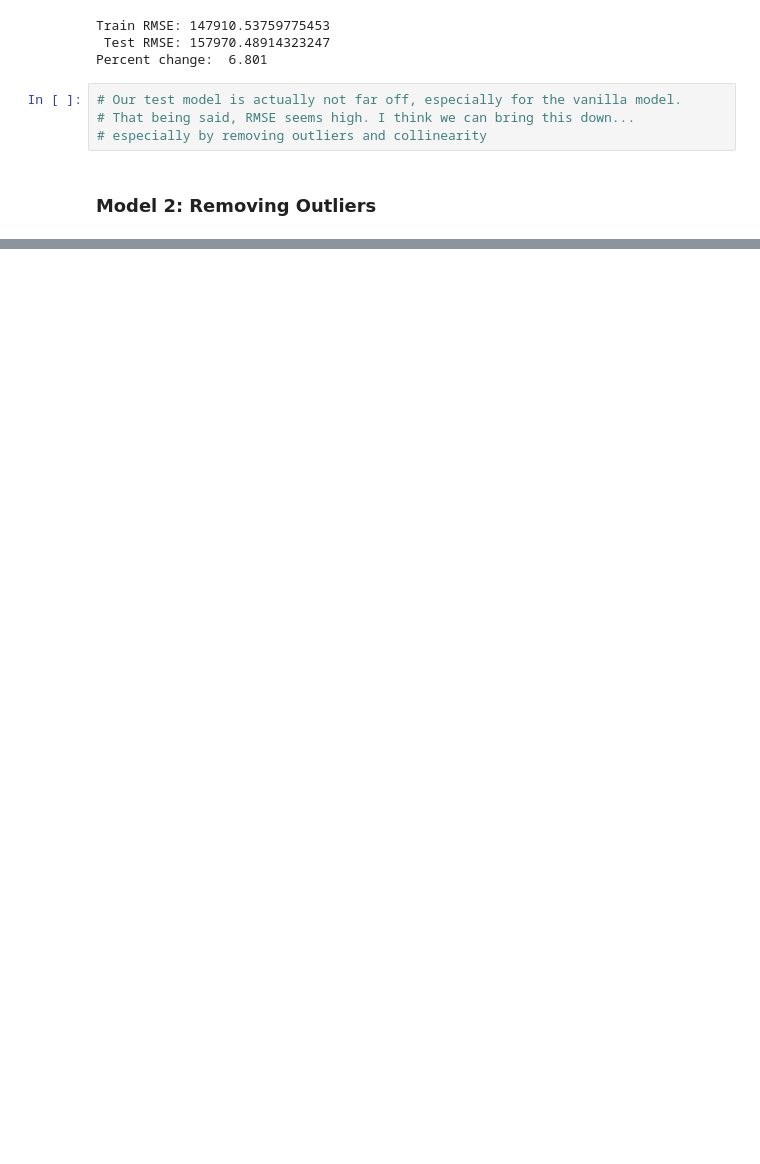
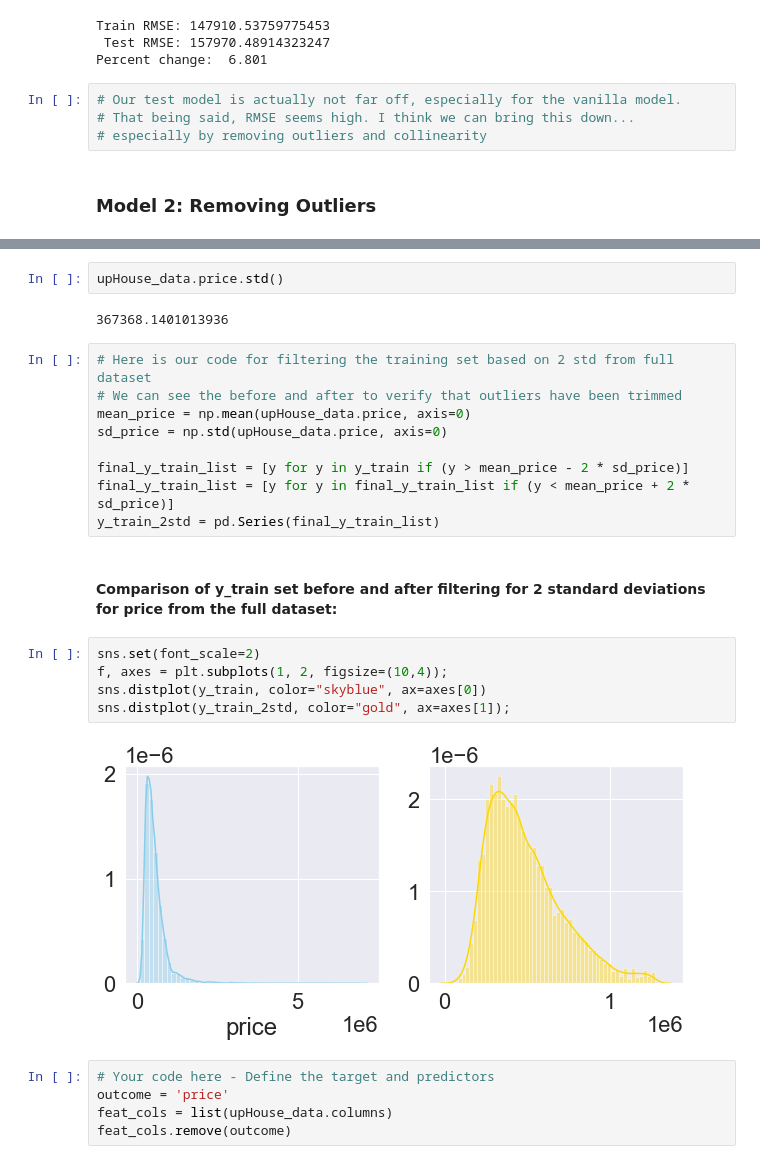
Before and after one commit to Stenke/King-County-Housing-Regression-Analysis, a Jupyter notebook: House(party)_Modeling.ipynb, the cells around one changed output, grey strips where cells are left out. Cells and saved outputs as stored; diff of their text form; blank space fills up the shorter version.

```diff
--- a/House(party)_Modeling.ipynb
+++ b/House(party)_Modeling.ipynb
@@ -282,0 +299,27 @@ Percent change:  6.801
+# %%
+upHouse_data.price.std()
+# %% [output]
+367368.1401013936
+# %%
+# Here is our code for filtering the training set based on 2 std from full dataset
+# We can see the before and after to verify that outliers have been trimmed
+mean_price = np.mean(upHouse_data.price, axis=0)
+sd_price = np.std(upHouse_data.price, axis=0)
+
+final_y_train_list = [y for y in y_train if (y > mean_price - 2 * sd_price)]
+final_y_train_list = [y for y in final_y_train_list if (y < mean_price + 2 * sd_price)]
+y_train_2std = pd.Series(final_y_train_list)
+# %% [markdown]
+#### Comparison of y_train set before and after filtering for 2 standard deviations for price from the full dataset:
+# %%
+sns.set(font_scale=2)
+f, axes = plt.subplots(1, 2, figsize=(10,4));
+sns.distplot(y_train, color="skyblue", ax=axes[0])
+sns.distplot(y_train_2std, color="gold", ax=axes[1]);
+# %% [output]
+[figure, added]
+# %%
+# Your code here - Define the target and predictors
+outcome = 'price'
+feat_cols = list(upHouse_data.columns)
+feat_cols.remove(outcome)
```
Also changed, not shown: parts of 45 cells of this notebook, 1 other file.
